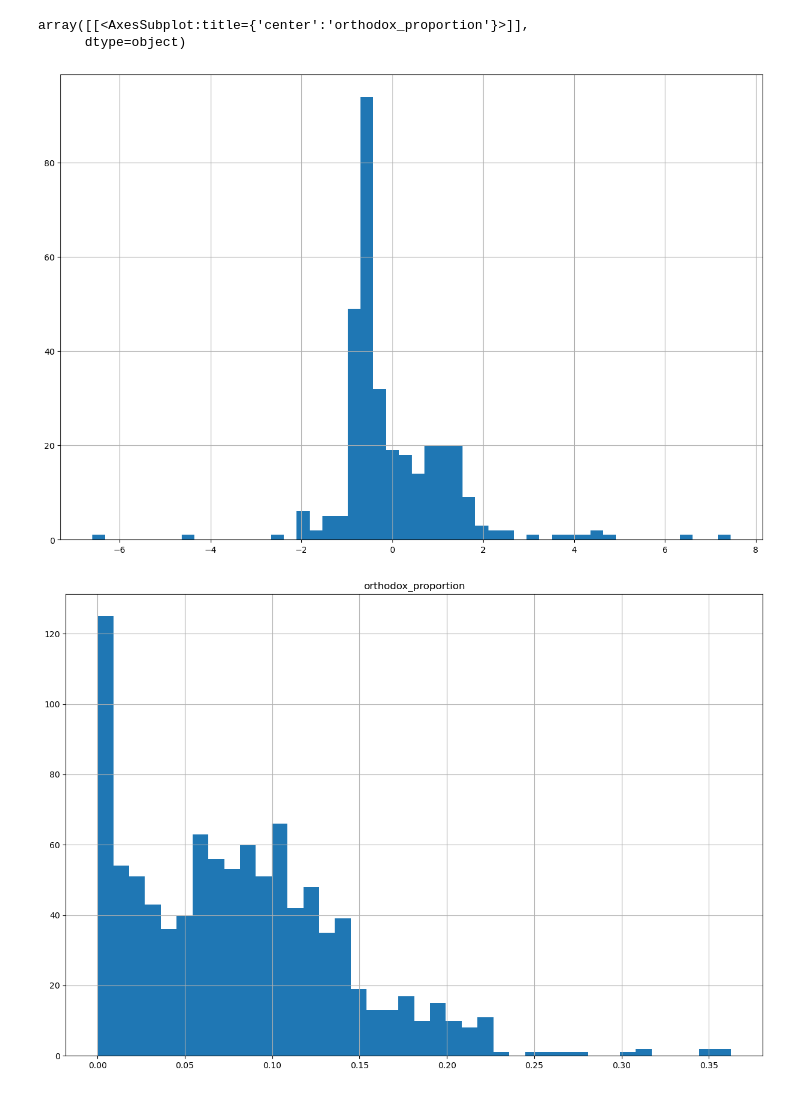
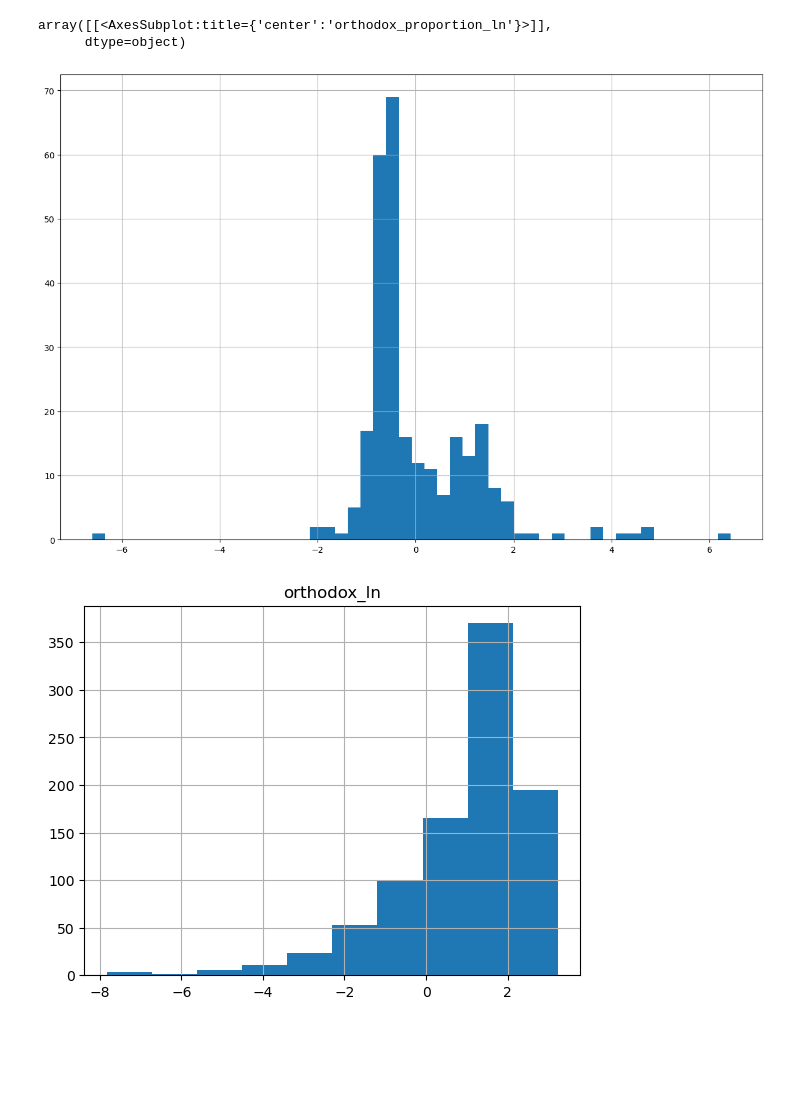
Before and after one commit to AnttiHaerkoenen/socio-ethnic_segregation, a Jupyter notebook: notebooks/exploratory_analysis.ipynb, the cells around one changed output. Drawn from its saved outputs; the diff is of its cells as text; code cells hidden in the pictures; blank space fills up the shorter version.

```diff
--- a/notebooks/exploratory_analysis.ipynb
+++ b/notebooks/exploratory_analysis.ipynb
@@ -23,7 +23,10 @@ data.plot(figsize=(10,10))
 data.loc[data.is_old,'income_per_capita_ln'].hist(figsize=(15,10), bins=50)
 plt.show()
 data.loc[~data.is_old,'income_per_capita_ln'].hist(figsize=(15,10), bins=50)
+data.hist(column='orthodox_ln')
+data.hist(column='population_ln')
 data.hist(column='orthodox_proportion', figsize=(15, 10), bins=40)
+data.hist(column='orthodox_proportion_ln', figsize=(15, 10), bins=40)
 # data.hist(column='orthodox')
 # data.hist(column='lutheran')
 # data.iplot(x='total_income', y='total_density', kind='scatter', mode='markers')
@@ -32,4 +35,4 @@ data.hist(column='orthodox_proportion', figsize=(15, 10), bins=40)
-array([[<AxesSubplot:title={'center':'orthodox_proportion'}>]],
+array([[<AxesSubplot:title={'center':'orthodox_proportion_ln'}>]],
       dtype=object)
-[figure, old version]
+[figure, new version]
-[figure, old version]
+[figure, new version]
```
Also changed, not shown: parts of 6 cells of this notebook, 3 other files.
